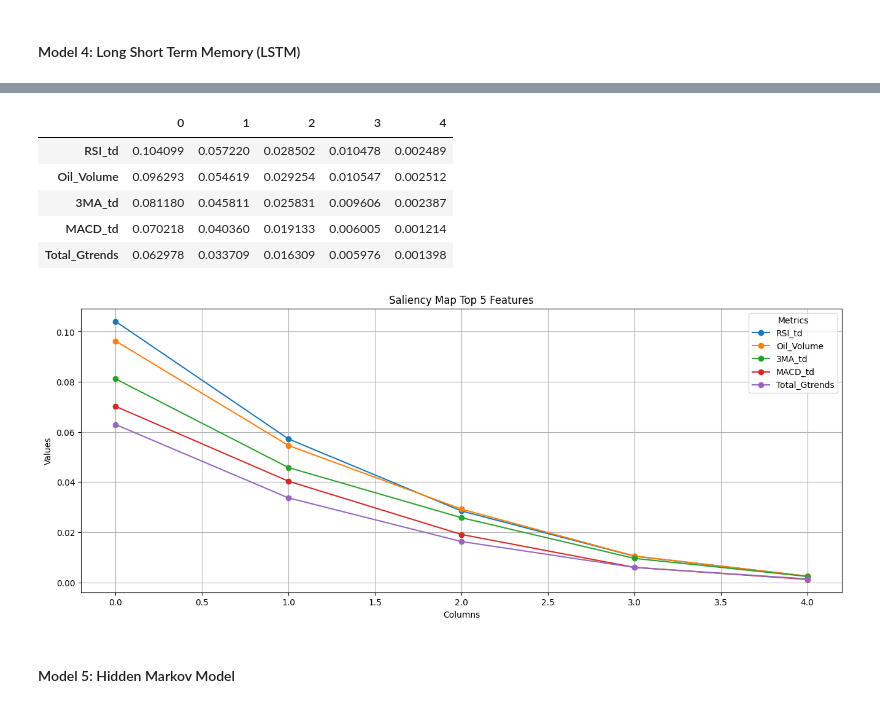
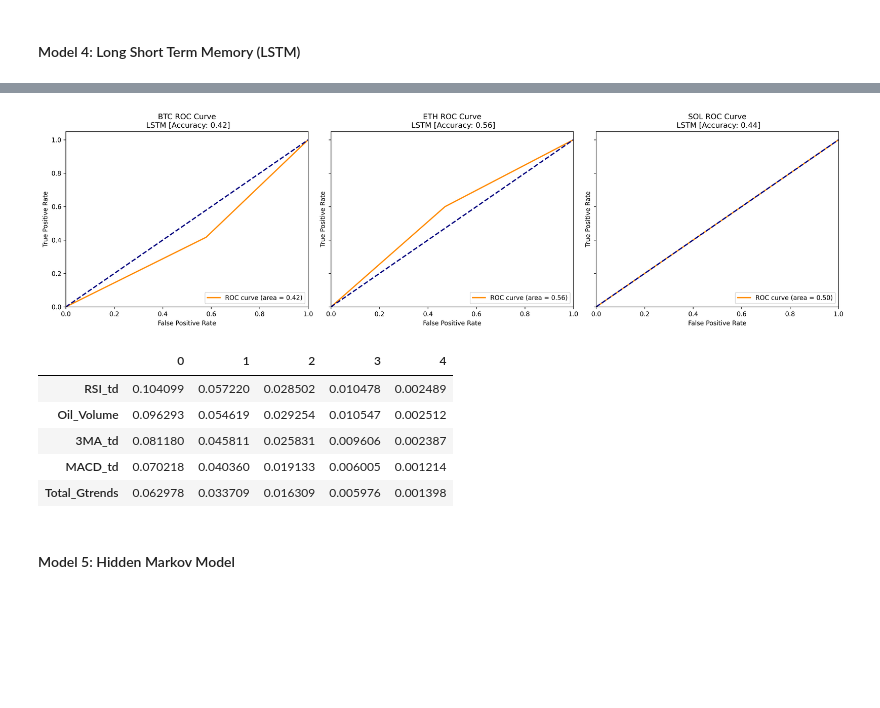
Before and after one commit to NumericCamel/Master-Thesis, a Jupyter notebook: notebook/model_building.ipynb, the cells around one changed output, grey strips where cells are left out. Drawn from its saved outputs; the diff is of its cells as text; code cells hidden in the pictures; blank space fills up the shorter version.

```diff
--- a/notebook/model_building.ipynb
+++ b/notebook/model_building.ipynb
@@ -602,0 +555,5 @@ plt.show()
+# %%
+# Fit the models
+model_btc.fit(btc_X_train, btc_y_train, epochs=10, batch_size=10, validation_data=(btc_X_test, btc_y_test))
+model_eth.fit(eth_X_train, eth_y_train, epochs=10, batch_size=10, validation_data=(eth_X_test, eth_y_test))
+model_sol.fit(sol_X_train, sol_y_train, epochs=10, batch_size=10, validation_data=(sol_X_test, sol_y_test))
@@ -603,3 +669,23 @@ plt.show()
+# %%
+# List of cryptocurrencies and their corresponding data
+cryptos = [
+    ('BTC', btc_y_test, btc_lstm_pred, 'LSTM'),
+    ('ETH', eth_y_test, eth_lstm_pred, 'LSTM'),
+    ('SOL', sol_y_test, sol_lstm_pred, 'LSTM'),
+]
+# Create a figure with subplots for each cryptocurrency
+n_cryptos = len(cryptos)
+fig, axes = plt.subplots(1, n_cryptos, figsize=(6*n_cryptos, 5), dpi=300, sharey=True)
+
+# Loop through the cryptocurrencies and plot their ROC curves
+for (crypto_name, y_test, btc_xgb_pred, model_name), ax in zip(cryptos, axes):
+    plot_roc_curve(y_test, btc_xgb_pred, crypto_name, model_name, ax)
+
+# Adjust the layout and display the plot
+plt.tight_layout()
+plt.show()
+# %% [output]
+[figure, added]
 # %%
 import tensorflow as tf
 import matplotlib.pyplot as plt
@@ -621,20 +707,12 @@ input_sample = X_test[7:8]
 
 # Compute the saliency map for the sample
 saliency_map = get_saliency_map(model, input_sample, 0).numpy().squeeze()
-# %%
-saliency = pd.DataFrame(saliency_map, columns=columns)
-saliency = saliency.transpose()
-saliency = saliency.sort_values(by=0, ascending=False)
-saliency = saliency[:5]
-saliency
-# %% [output]
-|  | 0 | 1 | 2 | 3 | 4 |
-| RSI_td | 0.104099 | 0.057220 | 0.028502 | 0.010478 | 0.002489 |
-| Oil_Volume | 0.096293 | 0.054619 | 0.029254 | 0.010547 | 0.002512 |
-| 3MA_td | 0.081180 | 0.045811 | 0.025831 | 0.009606 | 0.002387 |
-| MACD_td | 0.070218 | 0.040360 | 0.019133 | 0.006005 | 0.001214 |
-| Total_Gtrends | 0.062978 | 0.033709 | 0.016309 | 0.005976 | 0.001398 |
 # %%
+saliency = pd.DataFrame(saliency_map, columns=columns)
+saliency = saliency.transpose()
+saliency = saliency.sort_values(by=0, ascending=False)
+saliency = saliency[:5]
+
 # Plot each row as a separate line chart
 plt.figure(figsize=(16, 6))
 for row in saliency.index:
@@ -646,7 +724,12 @@ plt.legend(title='Metrics')
 plt.grid(True)
 plt.show()
 # %% [output]
-[figure, removed]
+|  | 0 | 1 | 2 | 3 | 4 |
+| RSI_td | 0.104099 | 0.057220 | 0.028502 | 0.010478 | 0.002489 |
+| Oil_Volume | 0.096293 | 0.054619 | 0.029254 | 0.010547 | 0.002512 |
+| 3MA_td | 0.081180 | 0.045811 | 0.025831 | 0.009606 | 0.002387 |
+| MACD_td | 0.070218 | 0.040360 | 0.019133 | 0.006005 | 0.001214 |
+| Total_Gtrends | 0.062978 | 0.033709 | 0.016309 | 0.005976 | 0.001398 |
 # %% [markdown]
 #### Model 5: Hidden Markov Model
 # %%
```
Also changed, not shown: parts of 19 cells of this notebook, 18 other files.
